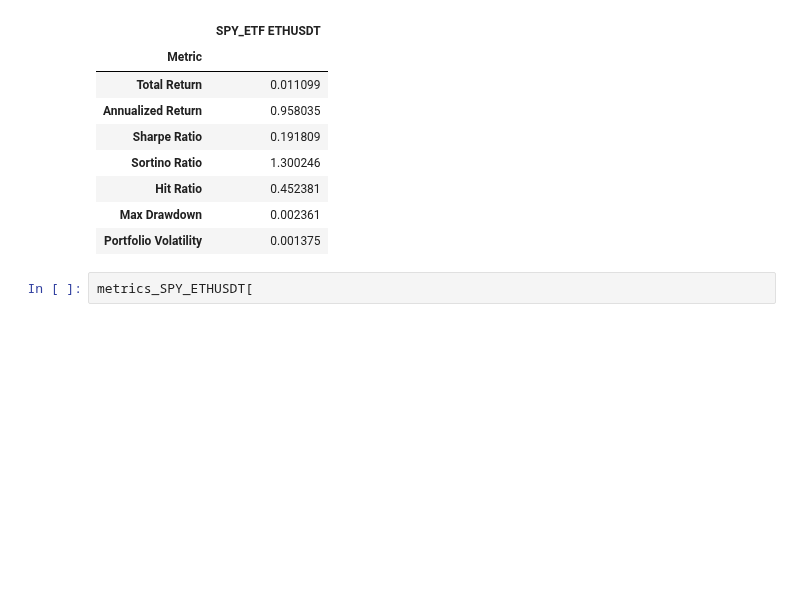
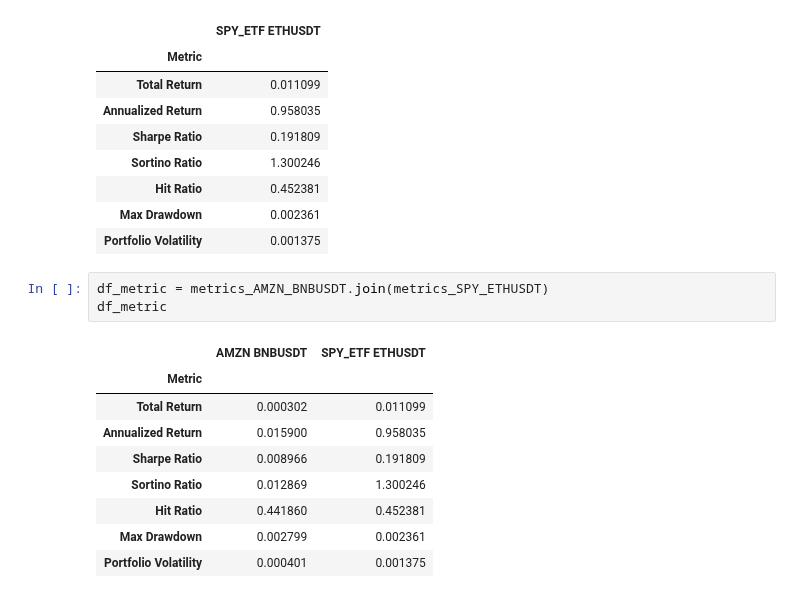
Before and after one commit to nite4/mscfe-masters-project, a Jupyter notebook: src/run_strategy.ipynb, the cells around one changed output. Saved outputs shown, nothing was run; the diff lists cells and outputs as text; blank space fills up the shorter version.

```diff
--- a/src/run_strategy.ipynb
+++ b/src/run_strategy.ipynb
@@ -582,4 +582,15 @@ metrics_SPY_ETHUSDT
 | Max Drawdown | 0.002361 |
 | Portfolio Volatility | 0.001375 |
 # %%
-metrics_SPY_ETHUSDT[
+df_metric = metrics_AMZN_BNBUSDT.join(metrics_SPY_ETHUSDT)
+df_metric
+# %% [output]
+|  | AMZN BNBUSDT | SPY_ETF ETHUSDT |
+| Metric |  |  |
+| Total Return | 0.000302 | 0.011099 |
+| Annualized Return | 0.015900 | 0.958035 |
+| Sharpe Ratio | 0.008966 | 0.191809 |
+| Sortino Ratio | 0.012869 | 1.300246 |
+| Hit Ratio | 0.441860 | 0.452381 |
+| Max Drawdown | 0.002799 | 0.002361 |
+| Portfolio Volatility | 0.000401 | 0.001375 |
```
Also changed, not shown: parts of 4 cells of this notebook.
